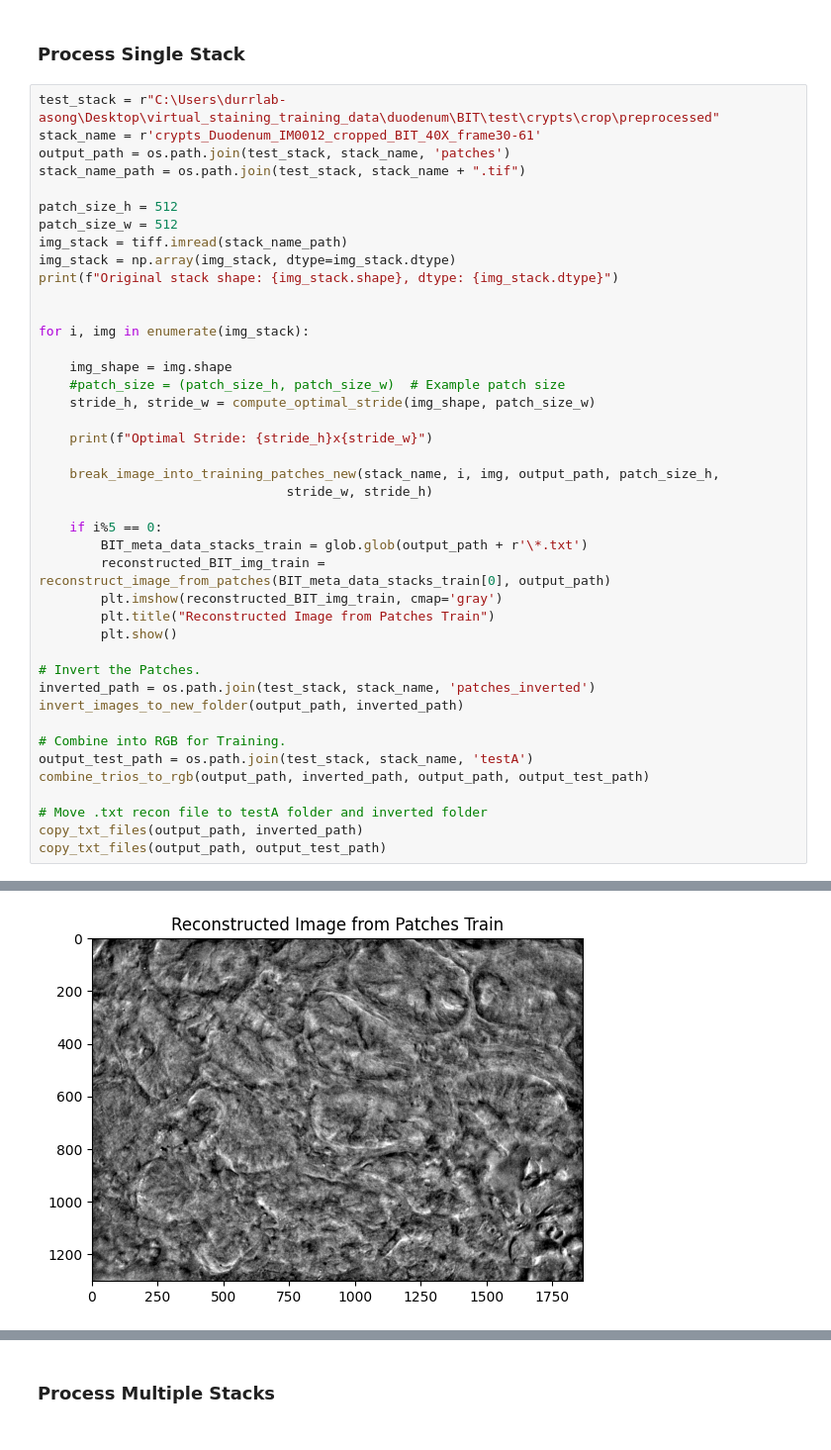
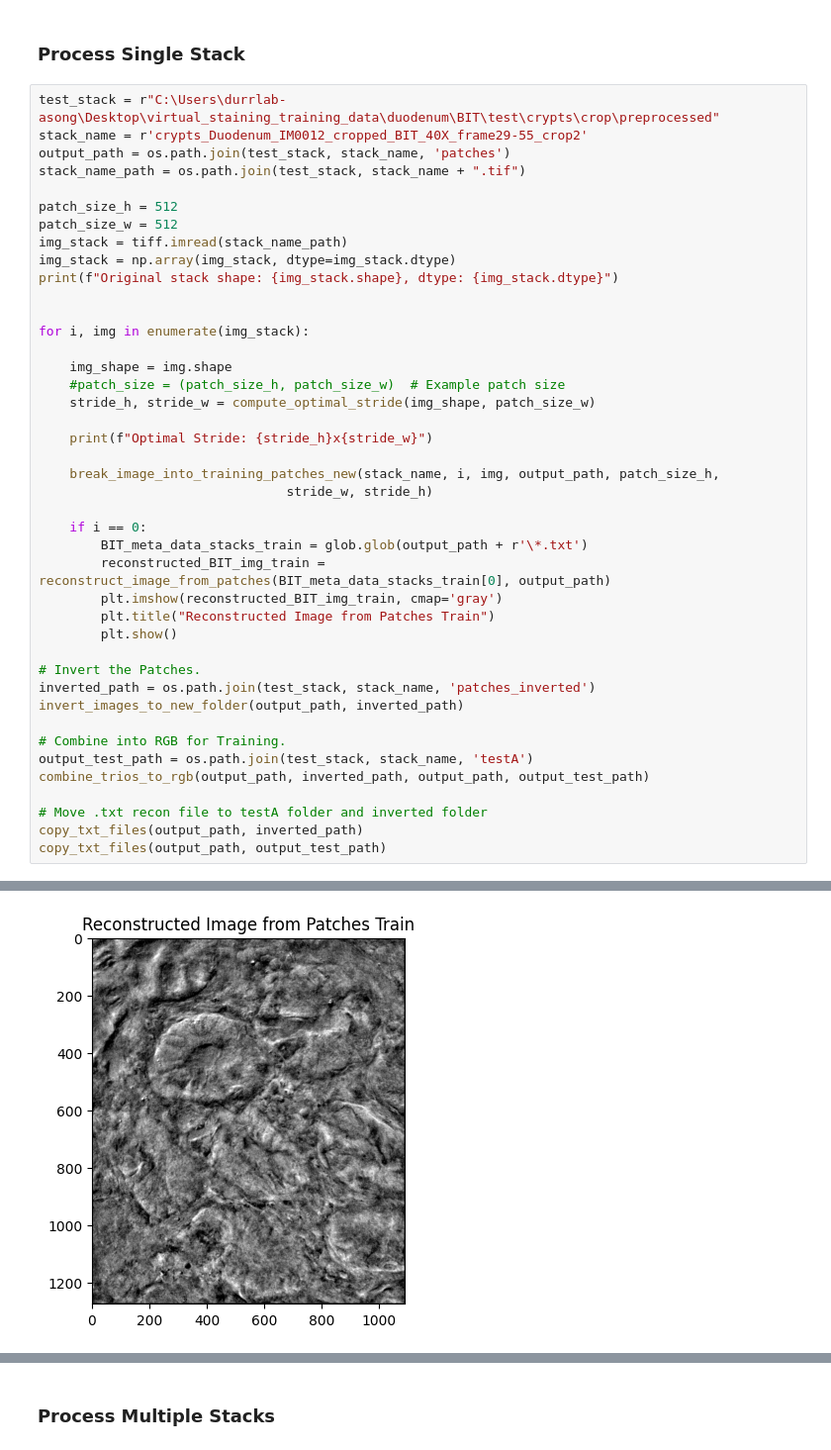
Before and after one commit to aasong113/virtual_staining_processing_inference_functions, a Jupyter notebook: step4_process_JUST_BIT_data_split_into_test_train.ipynb, the cells around one changed output, grey strips where cells are left out. Shown at 99% size. Saved outputs shown, nothing was run; the diff lists cells and outputs as text.

```diff
--- a/step4_process_JUST_BIT_data_split_into_test_train.ipynb
+++ b/step4_process_JUST_BIT_data_split_into_test_train.ipynb
@@ -322,7 +361,7 @@ def copy_txt_files(output_path, output_folder):
 ### Process Single Stack
 # %%
 test_stack = r"C:\Users\durrlab-asong\Desktop\virtual_staining_training_data\duodenum\BIT\test\crypts\crop\preprocessed"
-stack_name = r'crypts_Duodenum_IM0012_cropped_BIT_40X_frame30-61'
+stack_name = r'crypts_Duodenum_IM0012_cropped_BIT_40X_frame29-55_crop2'
 output_path = os.path.join(test_stack, stack_name, 'patches')
 stack_name_path = os.path.join(test_stack, stack_name + ".tif")
 
@@ -344,7 +383,7 @@ for i, img in enumerate(img_stack):
     break_image_into_training_patches_new(stack_name, i, img, output_path, patch_size_h,
                                 stride_w, stride_h)
 
-    if i%5 == 0:
+    if i == 0:
         BIT_meta_data_stacks_train = glob.glob(output_path + r'\*.txt')
         reconstructed_BIT_img_train = reconstruct_image_from_patches(BIT_meta_data_stacks_train[0], output_path)
         plt.imshow(reconstructed_BIT_img_train, cmap='gray')
@@ -369 +408 @@ Saved 12 patches and metadata to C:\Users\durrlab-asong\Desktop\virtual_staining
-[figure, old version]
+[figure, new version]
```
Also changed, not shown: parts of 7 cells of this notebook, 1 other file.
